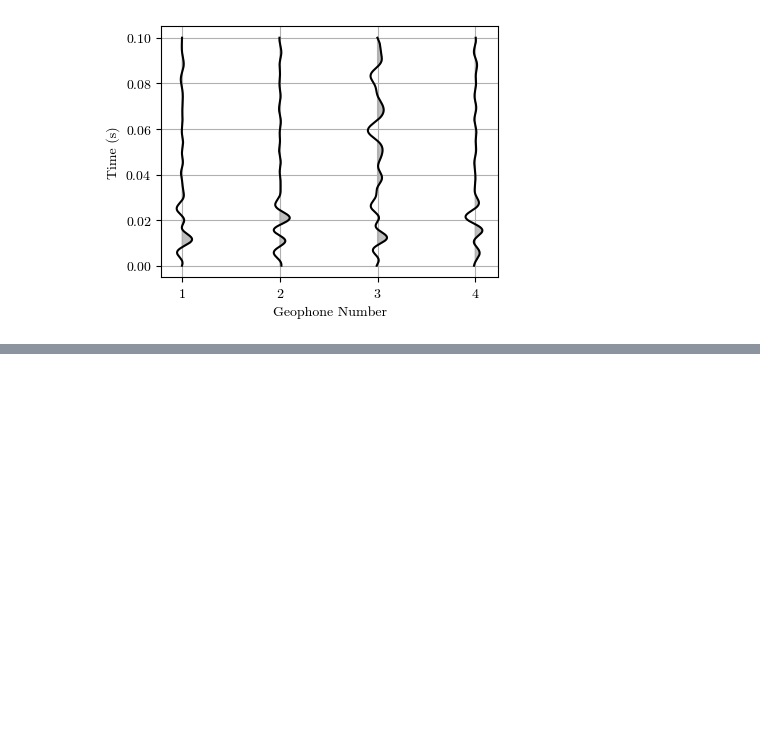
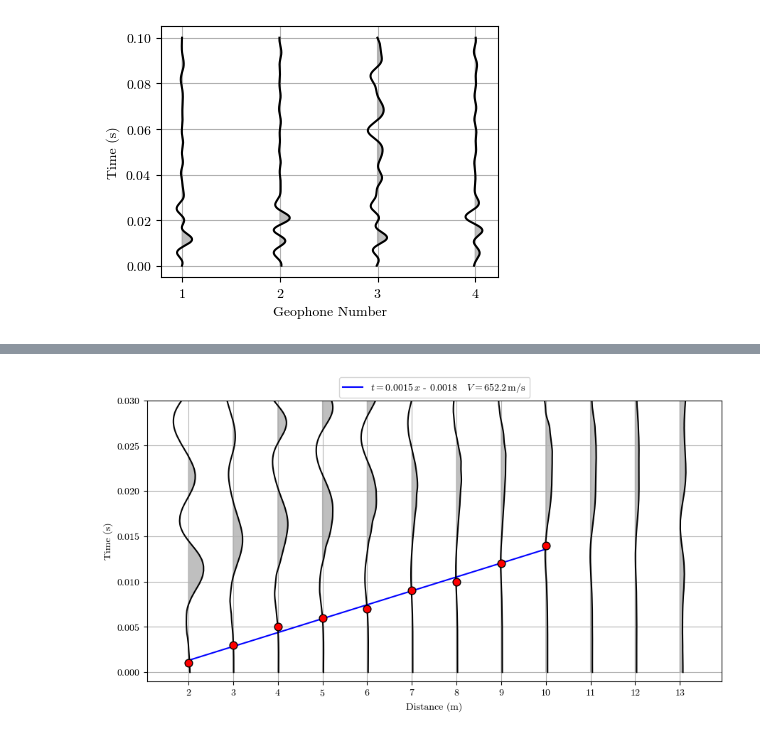
Before and after one commit to oscar-rincon/seismic-refraction-analysis, a Jupyter notebook: sesimic-refraction-analysis.ipynb, the cells around one changed output, grey strips where cells are left out. Saved outputs shown, nothing was run; the diff lists cells and outputs as text; code cells hidden in the pictures; blank space fills up the shorter version.

```diff
--- a/sesimic-refraction-analysis.ipynb
+++ b/sesimic-refraction-analysis.ipynb
@@ -291,0 +305,72 @@ plt.show()
+# %%
+st = obspy.read("refraction_data/Test2_DSAJ_Ing_Civ.seg2", format="seg2")
+
+# Time axis
+npts = st[0].stats.npts
+dt = st[0].stats.delta
+time = np.linspace(0, npts * dt, npts)
+
+# Receiver positions = distance in meters (1 m spacing)
+receiver_positions = np.arange(len(st)) + 2  # 1, 2, 3, ...
+distances = receiver_positions * 1.0  # meters
+
+# Create data matrix: columns = traces
+data = np.array([tr.data for tr in st]).T
+
+# Tiempos de primer arribo (solo para algunos geófonos)
+first_arrivals = [0.001, 0.003, 0.005, 0.006, 0.007, 0.009, 0.010, 0.012, 0.014]
+
+# --- Ajuste de recta ---
+x_fit = distances[:len(first_arrivals)]  # distancia en metros
+y_fit = np.array(first_arrivals)
+
+# polyfit grado 1 => y = m*x + b
+m, b = np.polyfit(x_fit, y_fit, 1)
+
+# Velocidad aparente
+v_aparente = 1.0 / m  # en m/s
+
+# Generar la línea de ajuste
+x_line = np.linspace(min(x_fit), max(x_fit), 100)
+y_line = m * x_line + b
+
+# Plot wiggle traces
+plt.figure(figsize=(9, 5))
+scale = 0.35  # horizontal scale factor for wiggle traces
+
+
+
+# Dibujar la recta de ajuste con LaTeX en la leyenda
+plt.plot(
+    x_line, y_line, color='blue', linewidth=1.5,
+    label=fr"$t  =  {m:.4f}\,x $" fr" - {np.abs(b):.4f}   " + fr"$V = {v_aparente:.1f}\,\text{{m/s}}$"
+)
+
+for i, xpos in enumerate(receiver_positions):
+    trace = data[:, i]
+    trace = trace / np.max(np.abs(trace))  # normalize trace
+
+    plt.plot(trace * scale + xpos, time, 'k')  # wiggle trace
+    plt.fill_betweenx(time, xpos, trace * scale + xpos,
+                      where=trace > 0, color='gray', alpha=0.5)
+
+    # Marcar primeros arribos como círculos
+    if i < len(first_arrivals):
+        plt.scatter(xpos, first_arrivals[i],
+                    color='red', edgecolors='black', zorder=5, s=60, marker='o')
+
+# Axis labels and formatting
+plt.xlabel("Distance (m)", fontsize=10)
+plt.ylabel("Time (s)", fontsize=10)
+plt.xticks(receiver_positions)
+plt.ylim(-0.001, 0.03)
+
+# Leyenda fuera del recuadro (a la derecha)
+plt.legend(loc="upper center", bbox_to_anchor=(0.5, 1.10), ncol=2)
+
+plt.grid(True)
+plt.tight_layout()
+plt.savefig("refraction_data/cancha_futbol_analisis_refractivo.pdf", dpi=300)
+plt.show()
+# %% [output]
+[figure, added]
```
Also changed, not shown: parts of 2 cells of this notebook, 10 other files.
